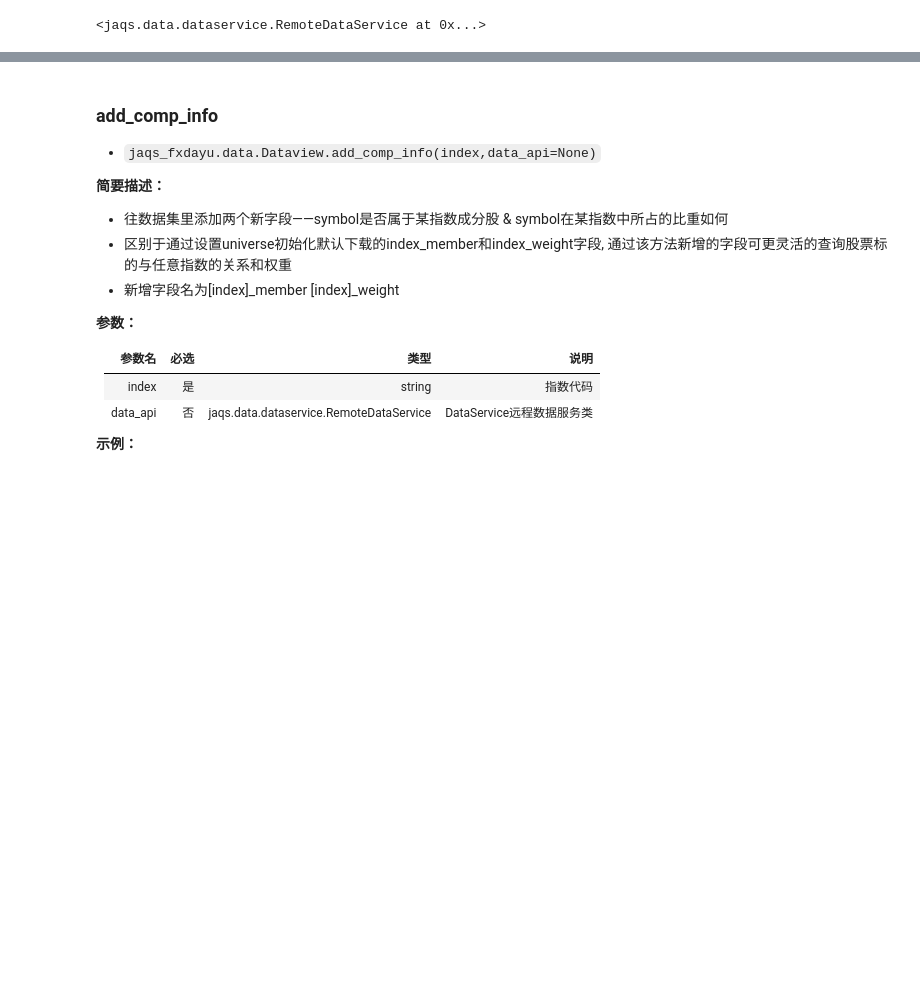
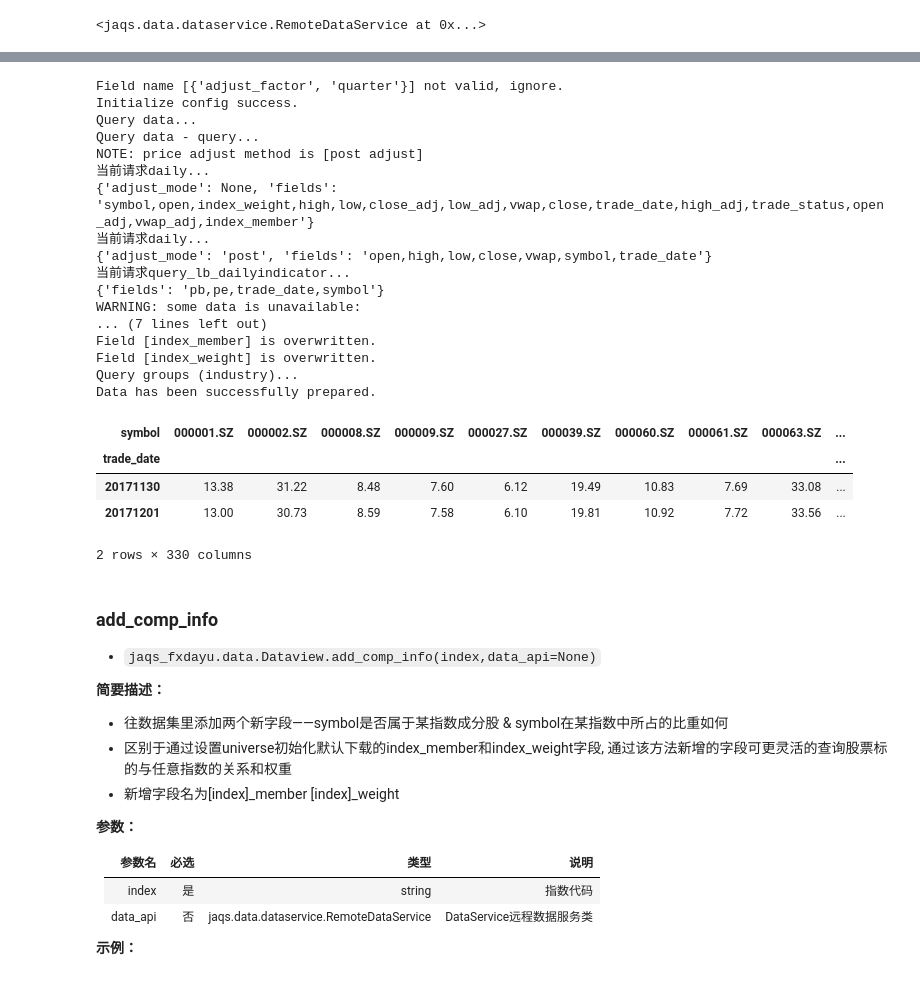
Before and after one commit to xingetouzi/jaqs-fxdayu, a Jupyter notebook: docs/_source/dataview.ipynb, the cells around one changed output, grey strips where cells are left out. Cells and saved outputs as stored; diff of their text form; code cells hidden in the pictures; blank space fills up the shorter version.

```diff
--- a/docs/_source/dataview.ipynb
+++ b/docs/_source/dataview.ipynb
@@ -481,3 +506,29 @@ dv.data_api
+# %%
+dv.refresh_data(20171201)
+dv.get_ts("close").tail(2)
+# %% [output]
+Field name [{'adjust_factor', 'quarter'}] not valid, ignore.
+Initialize config success.
+Query data...
+Query data - query...
+NOTE: price adjust method is [post adjust]
+当前请求daily...
+{'adjust_mode': None, 'fields': 'symbol,open,index_weight,high,low,close_adj,low_adj,vwap,close,trade_date,high_adj,trade_status,open_adj,vwap_adj,index_member'}
+当前请求daily...
+{'adjust_mode': 'post', 'fields': 'open,high,low,close,vwap,symbol,trade_date'}
+当前请求query_lb_dailyindicator...
+{'fields': 'pb,pe,trade_date,symbol'}
+WARNING: some data is unavailable:
+... (7 lines left out)
+Field [index_member] is overwritten.
+Field [index_weight] is overwritten.
+Query groups (industry)...
+Data has been successfully prepared.
+| symbol | 000001.SZ | 000002.SZ | 000008.SZ | 000009.SZ | 000027.SZ | 000039.SZ | 000060.SZ | 000061.SZ | 000063.SZ | ... |
+| trade_date |  |  |  |  |  |  |  |  |  | ... |
+| 20171130 | 13.38 | 31.22 | 8.48 | 7.60 | 6.12 | 19.49 | 10.83 | 7.69 | 33.08 | ... |
+| 20171201 | 13.00 | 30.73 | 8.59 | 7.58 | 6.10 | 19.81 | 10.92 | 7.72 | 33.56 | ... |
+2 rows × 330 columns
 # %% [markdown]
 ### add_comp_info
 - ` jaqs_fxdayu.data.Dataview.add_comp_info(index,data_api=None) `
```
Also changed, not shown: parts of 4 cells of this notebook, 3 other files.
